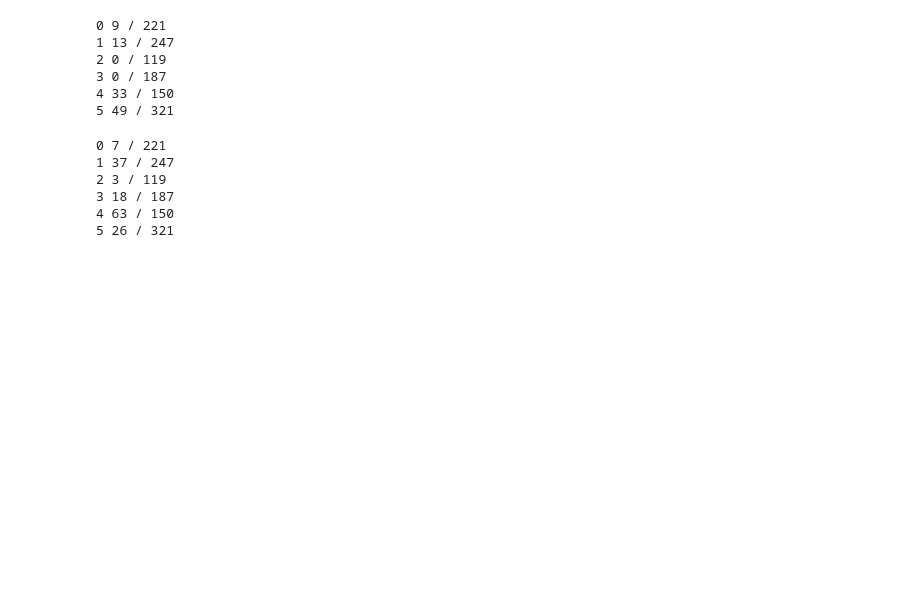
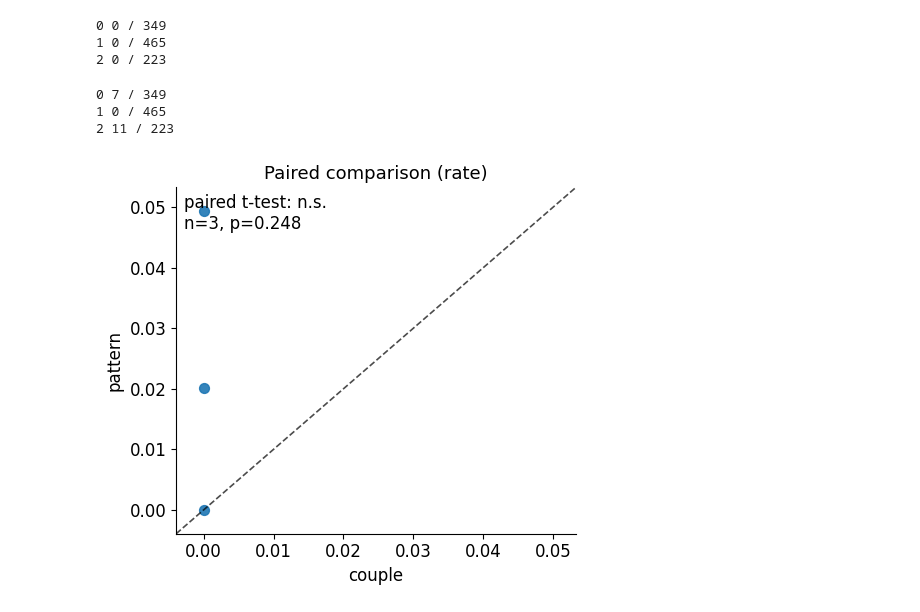
Before and after one commit to ymseq/ZhaoLab-analysis-python, a Jupyter notebook: src/PFC_NP_analysis/ab_cell_test.ipynb, the cells around one changed output. Cells and saved outputs as stored; diff of their text form; code cells hidden in the pictures; blank space fills up the shorter version.

```diff
--- a/src/PFC_NP_analysis/ab_cell_test.ipynb
+++ b/src/PFC_NP_analysis/ab_cell_test.ipynb
@@ -478,7 +477,7 @@ def count_sig_neurons_fisher_vector(
 #     n_jobs=10, backend="threading"
 # )
 # %%
-entry_dir = "../../data/flexible_shift/"
+entry_dir = "../../data/first_to_pat"
 
 data_list = get_data(entry_dir)
 
@@ -489,13 +495,13 @@ params = set_params(tt_preset="basic",
 # %%
 res_flw1 = count_sig_neurons_fisher_vector(
-    data_list, params, ana_tt=["pattern*"], ana_bt=["*"],
+    data_list, params, ana_tt=["couple*"], ana_bt=["*"],
     cov="lw", time_bin=10, extend_cm=20,
     n_perm=1000, alpha=0.05,
     n_jobs=10, backend="threading"
 )
 # %%
 res_flw2 = count_sig_neurons_fisher_vector(
-    data_list, params, ana_tt=["position*"], ana_bt=["*"],
+    data_list, params, ana_tt=["pattern*"], ana_bt=["*"],
     cov="lw", time_bin=10, extend_cm=20,
     n_perm=1000, alpha=0.05,
     n_jobs=10, backend="threading"
@@ -504,19 +510,13 @@ res_flw2 = count_sig_neurons_fisher_vector(
 for r in res_flw1:
     print(r["session"], r["n_sig"], "/", r["n_neuron"])
 # %% [output]
-0 9 / 221
-1 13 / 247
-2 0 / 119
-3 0 / 187
-4 33 / 150
-5 49 / 321
+0 0 / 349
+1 0 / 465
+2 0 / 223
 # %%
 for r in res_flw2:
     print(r["session"], r["n_sig"], "/", r["n_neuron"])
 # %% [output]
-0 7 / 221
-1 37 / 247
-2 3 / 119
-3 18 / 187
-4 63 / 150
-5 26 / 321
+0 7 / 349
+1 0 / 465
+2 11 / 223
@@ -522,0 +628,4 @@ for r in res_flw2:
+# %%
+out = paired_rate_ttest_scatter(res_flw1, res_flw2, label1="couple", label2="pattern")
+# %% [output]
+[figure, added]
```
Also changed, not shown: parts of 4 cells of this notebook, 3 other files.
